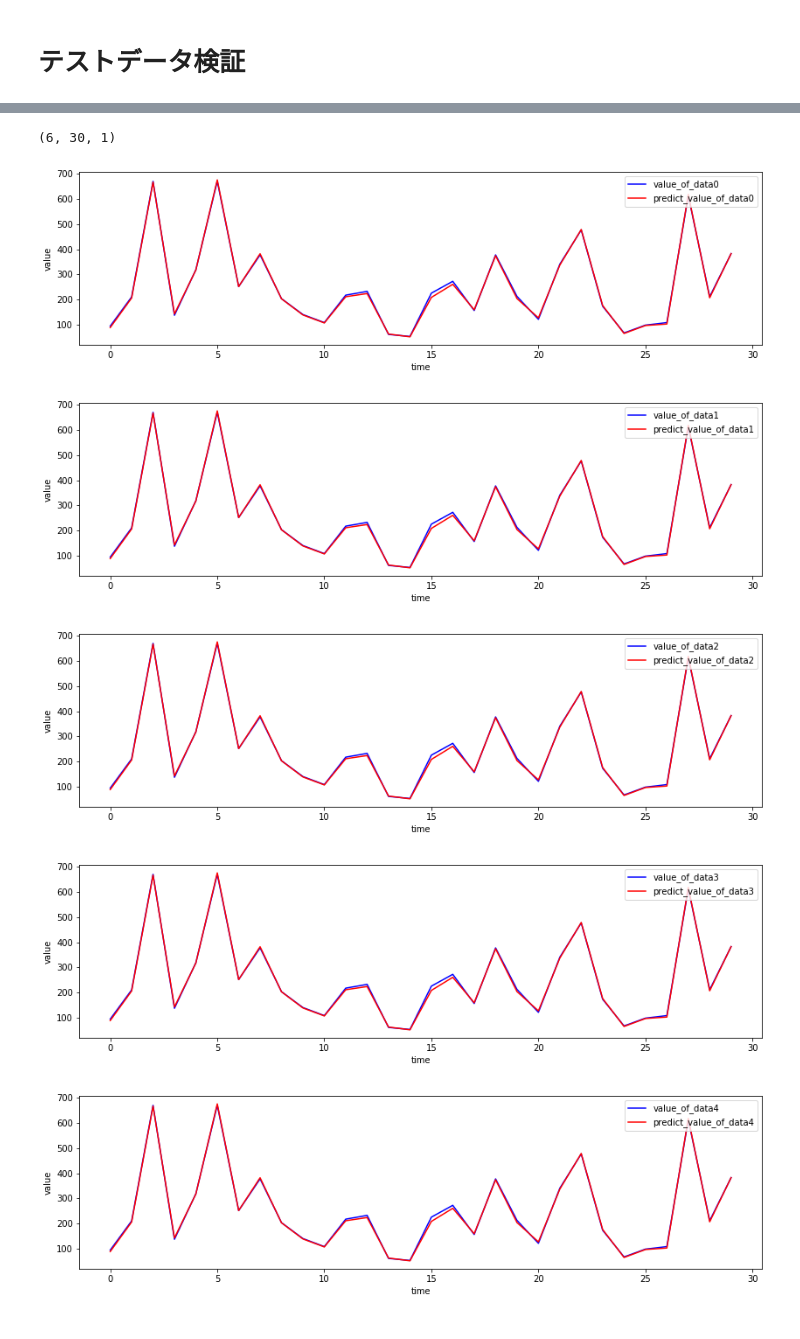
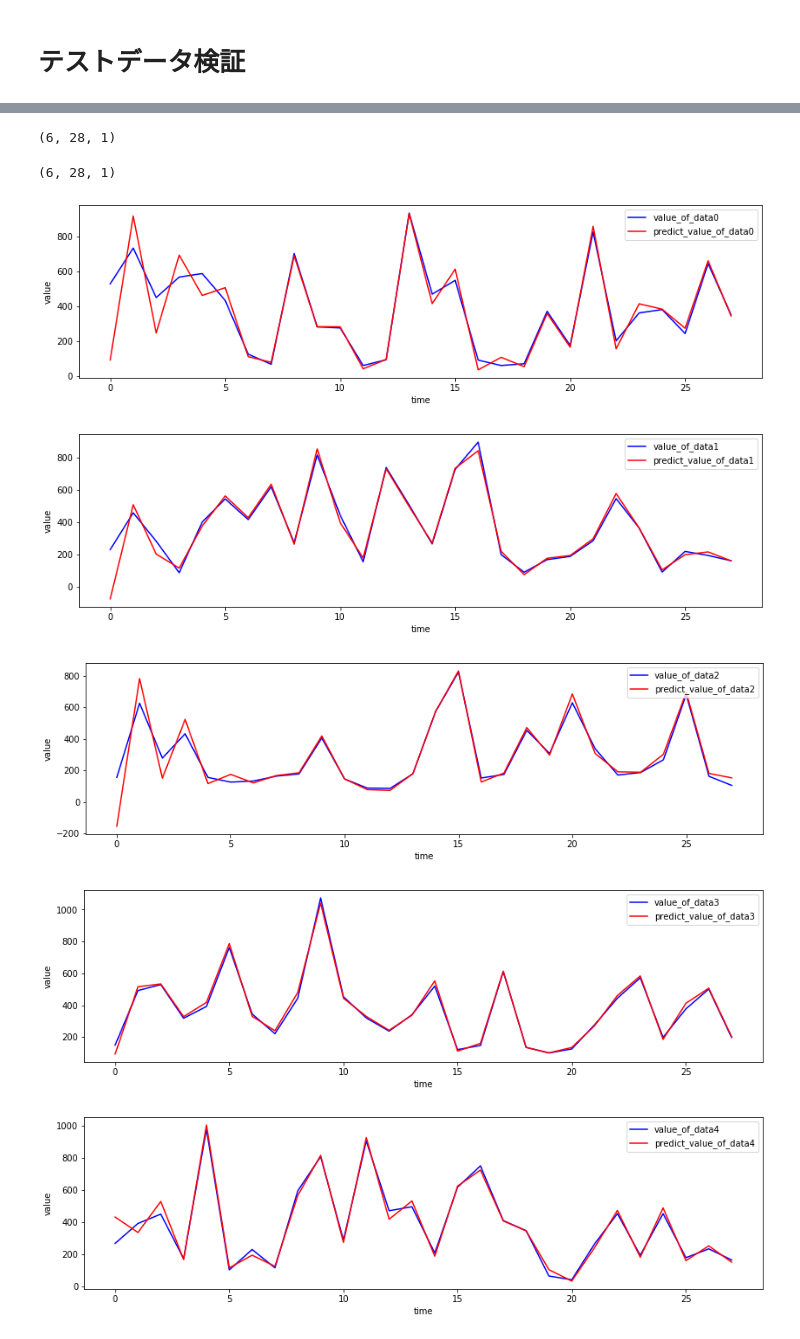
Before and after one commit to busitaro/toy-data-analyze, a Jupyter notebook: lstm_by_multi_dimentions_data.ipynb, the cells around one changed output, grey strips where cells are left out. Cells and saved outputs as stored; diff of their text form; code cells hidden in the pictures.

Commit message:
fix: t-1のデータからtを予測すべきところ、tのデータからtを予測してしまっていた問題を修正
【モデルについて】
shffleをFalseに変更
batch事にreset_states()するように変更

【データについて】
t-2, t-1のデータから予測するように修正
伴ってscalingのタイミング等変更

```diff
--- a/lstm_by_multi_dimentions_data.ipynb
+++ b/lstm_by_multi_dimentions_data.ipynb
@@ -115,24 +289,0 @@ print(Y_train_scaling.shape)
-# %%
-# LSTMのインプットデータへ整形
-def create_dataset(data, batch_size, length):
-    if data.shape[0] % batch_size != 0:
-        raise ValueError('バッチサイズが不正です。')
-    else:
-        batch_num = data.shape[0] / batch_size
-
-    if data.shape[1] % length != 0:
-        raise ValueError('レングスが不正です。')
-    else:
-        split_num = data.shape[1] / length
-
-    batch_list = np.split(data, batch_num, axis=0)
-    split_list = [np.concatenate(np.split(batch, split_num, axis=1)) for batch in batch_list]
-    data = np.concatenate(split_list)
-
-    return data
-
-batch_size = 2
-data_length = 10
-X_train_dataset = create_dataset(X_train_scaling, batch_size, data_length)
-Y_train_dataset = create_dataset(Y_train_scaling, batch_size, data_length)
-X_test_dataset = create_dataset(X_test_scaling, batch_size, data_length)
@@ -179,5 +350,8 @@ _________________________________________________________________
 None
 # %%
 epochs = 100
-history = model.fit(X_train_dataset, Y_train_dataset, batch_size=batch_size, epochs=epochs)
+
+for i in range(epochs):
+    history = model.fit(X_train_dataset, Y_train_dataset, batch_size=batch_size, epochs=1, shuffle=False)
+    model.reset_states()
 # %% [output]
@@ -230,8 +391,8 @@ def reshape_dataset(data, batch_size, org_shape):
     data = data[order, :, :].reshape(org_shape)
     return data
 
-target_shape = X_test_scaling.shape[:2] + (1,)
+target_shape = X_test.shape[:2] + (1,)
 Y_pred_test_scaling = reshape_dataset(pred_test, batch_size, target_shape)
 print(Y_pred_test_scaling.shape)
 # %% [output]
-(6, 30, 1)
+(6, 28, 1)
@@ -240,19 +399,31 @@ Y_pred_test = transform_data(Y_pred_test_scaling, inverse_option=True, scaler=Y_
+# %%
+# リバーススケーリングのために、shapeを合わせる
+pred_shape = Y_pred_test_scaling.shape
+dummy = np.ones((pred_shape[0], pred_shape[1], train.shape[2] - pred_shape[2]))
+Y_pred_test_scaling_with_dummy = np.append(Y_pred_test_scaling, dummy, axis=2)
+
+Y_pred_test = transform_data(Y_pred_test_scaling_with_dummy, inverse_option=True, scaler=scaler)[:, :, 0:1]
+print(Y_pred_test.shape)
+# %% [output]
+(6, 28, 1)
 # %%
 def show_graph_for_two_data(data1, data2, label1, label2, color1="b", color2="r"):
     plt.figure(figsize=(14, 8))
     plt.subplot(211)
     plt.xlabel('time')
     plt.ylabel('value')
     plt.plot(range(len(data1)), data1, color=color1, label=label1)
     plt.plot(range(len(data2)), data2, color=color2, label=label2)
     plt.legend(loc='upper right')
     plt.show()
 
+real_data= data[:, -Y_pred_test.shape[1]:, 0:1]
+
 for idx in range(len(Y_test)):
-    show_graph_for_two_data(Y_test[0, :, 0], Y_pred_test[0, :, 0], 'value_of_data{}'.format(idx), 'predict_value_of_data{}'.format(idx))
+    show_graph_for_two_data(real_data[idx, :, 0], Y_pred_test[idx, :, 0], 'value_of_data{}'.format(idx), 'predict_value_of_data{}'.format(idx))
 # %% [output]
-[figure, old version]
+[figure, new version]
-[figure, old version]
+[figure, new version]
-[figure, old version]
+[figure, new version]
-[figure, old version]
+[figure, new version]
-[figure, old version]
+[figure, new version]
```
Also changed, not shown: parts of 26 cells of this notebook.
